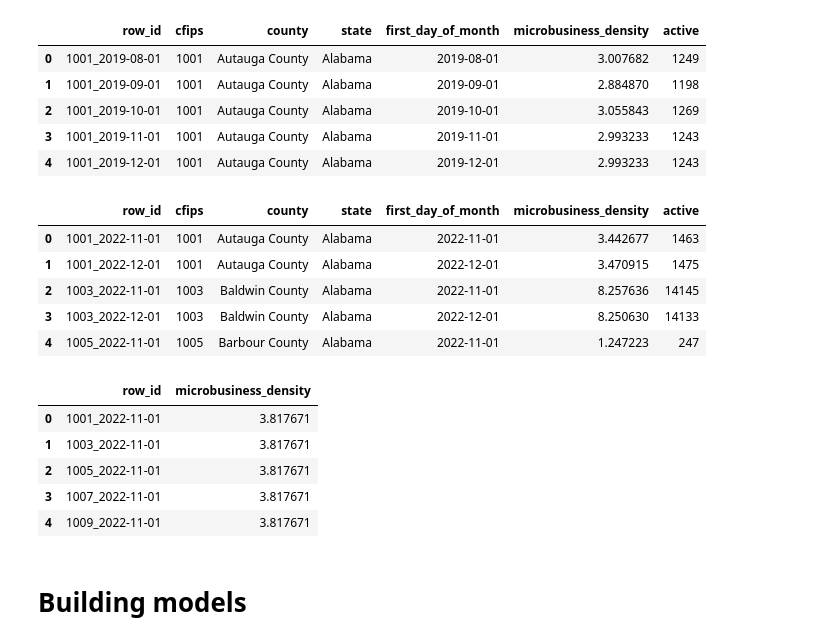
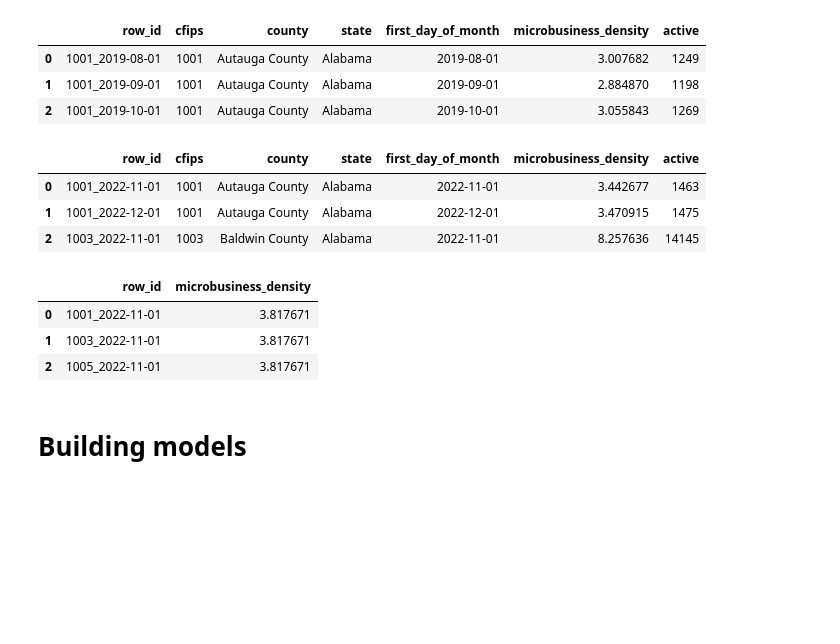
Before and after one commit to vroobelle93/03_GoDaddy, a Jupyter notebook: godaddy1.ipynb, the cells around one changed output. Drawn from its saved outputs; the diff is of its cells as text; code cells hidden in the pictures; blank space fills up the shorter version.

```diff
--- a/godaddy1.ipynb
+++ b/godaddy1.ipynb
@@ -12,33 +35,27 @@ Below I am reading data provided by the competition organizers
 # %%
 train_set = pd.read_csv('data/train.csv')
-train_set.head()
+train_set.head(3)
 # %% [output]
 |  | row_id | cfips | county | state | first_day_of_month | microbusiness_density | active |
 | 0 | 1001_2019-08-01 | 1001 | Autauga County | Alabama | 2019-08-01 | 3.007682 | 1249 |
 | 1 | 1001_2019-09-01 | 1001 | Autauga County | Alabama | 2019-09-01 | 2.884870 | 1198 |
 | 2 | 1001_2019-10-01 | 1001 | Autauga County | Alabama | 2019-10-01 | 3.055843 | 1269 |
-| 3 | 1001_2019-11-01 | 1001 | Autauga County | Alabama | 2019-11-01 | 2.993233 | 1243 |
-| 4 | 1001_2019-12-01 | 1001 | Autauga County | Alabama | 2019-12-01 | 2.993233 | 1243 |
 # %%
 revealed_test = pd.read_csv('data/revealed_test.csv')
-revealed_test.head()
+revealed_test.head(3)
 # %% [output]
 |  | row_id | cfips | county | state | first_day_of_month | microbusiness_density | active |
 | 0 | 1001_2022-11-01 | 1001 | Autauga County | Alabama | 2022-11-01 | 3.442677 | 1463 |
 | 1 | 1001_2022-12-01 | 1001 | Autauga County | Alabama | 2022-12-01 | 3.470915 | 1475 |
 | 2 | 1003_2022-11-01 | 1003 | Baldwin County | Alabama | 2022-11-01 | 8.257636 | 14145 |
-| 3 | 1003_2022-12-01 | 1003 | Baldwin County | Alabama | 2022-12-01 | 8.250630 | 14133 |
-| 4 | 1005_2022-11-01 | 1005 | Barbour County | Alabama | 2022-11-01 | 1.247223 | 247 |
 # %%
 sample_submission = pd.read_csv('data/sample_submission.csv')
-sample_submission.head()
+sample_submission.head(3)
 # %% [output]
 |  | row_id | microbusiness_density |
 | 0 | 1001_2022-11-01 | 3.817671 |
 | 1 | 1003_2022-11-01 | 3.817671 |
 | 2 | 1005_2022-11-01 | 3.817671 |
-| 3 | 1007_2022-11-01 | 3.817671 |
-| 4 | 1009_2022-11-01 | 3.817671 |
 # %% [markdown]
 # Building models
 # %%
```
Also changed, not shown: parts of 9 cells of this notebook, 1 other file.
